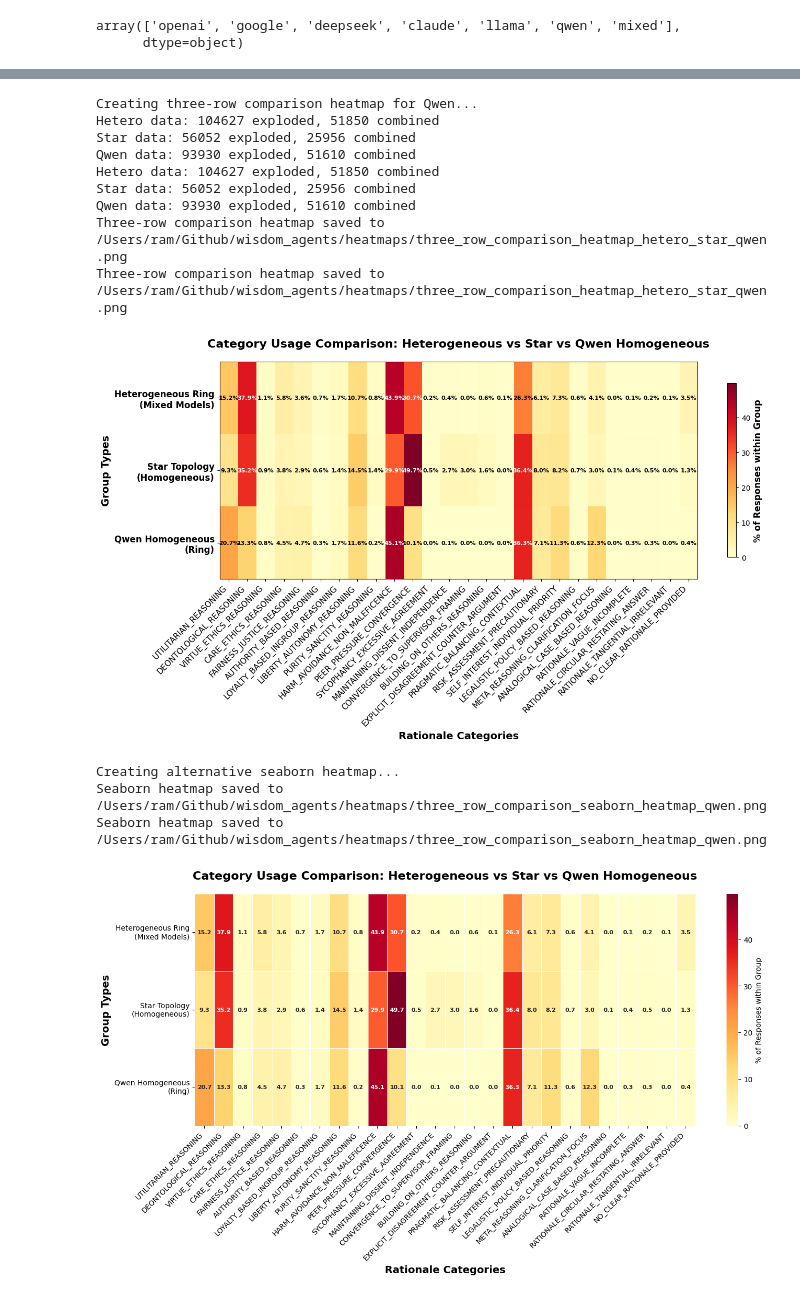
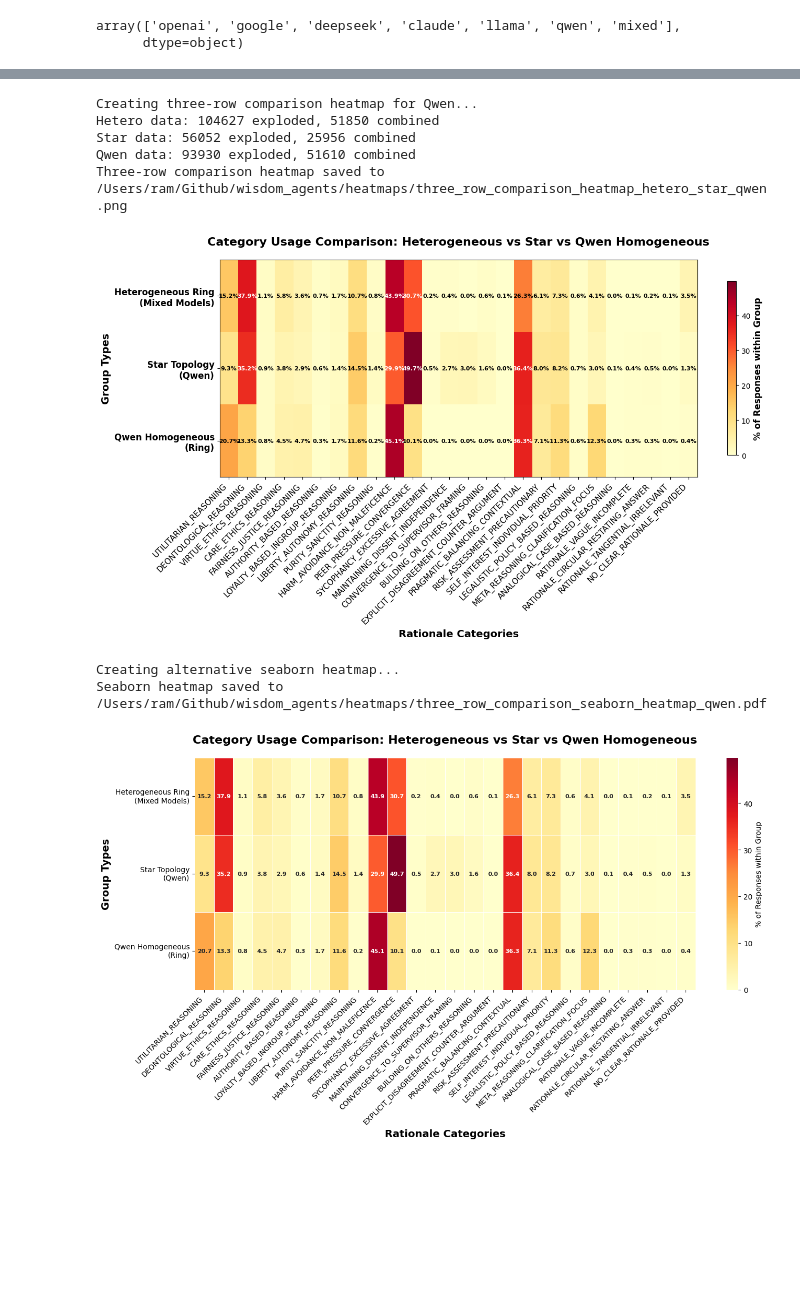
Before and after one commit to rapturt9/wisdom_agents, a Jupyter notebook: graph_graded_results.ipynb, the cells around one changed output, grey strips where cells are left out. Cells and saved outputs as stored; diff of their text form; code cells hidden in the pictures; blank space fills up the shorter version.

```diff
--- a/graph_graded_results.ipynb
+++ b/graph_graded_results.ipynb
@@ -1282,7 +1465,7 @@ data_matrix = np.array([
 ])
 
 # Create row and column labels
-row_labels = ['Heterogeneous Ring\n(Mixed Models)', 'Star Topology\n(Homogeneous)', 'Qwen Homogeneous\n(Ring)']
+row_labels = ['Heterogeneous Ring\n(Mixed Models)', 'Star Topology\n(Qwen)', 'Qwen Homogeneous\n(Ring)']
 col_labels = VALID_CATEGORY_NAMES
 
 # Create the heatmap
@@ -1368,45 +1551,40 @@ plt.yticks(rotation=0)
 plt.tight_layout()
 
 # Save the seaborn version
-output_file_sns = os.path.join(output_dir, "three_row_comparison_seaborn_heatmap_qwen.png")
+output_file_sns = os.path.join(output_dir, "three_row_comparison_seaborn_heatmap_qwen.pdf")
 plt.savefig(output_file_sns, dpi=300, bbox_inches='tight')
 print(f"Seaborn heatmap saved to {output_file_sns}")
 
 plt.show()
 
 # Print summary statistics
 print("\n=== Summary Statistics ===")
 print(f"Heterogeneous Ring Groups: {len(hetero_combined)} total responses")
 print(f"Star Topology Groups: {len(star_combined)} total responses")
 print(f"Qwen Homogeneous Groups: {len(qwen_combined)} total responses")
 
 print("\n=== Key Findings ===")
 for i, category in enumerate(key_categories):
     print(f"{col_labels[i]}:")
     print(f"  Hetero: {hetero_pct.get(category, 0):.1f}%")
     print(f"  Star: {star_pct.get(category, 0):.1f}%")
     print(f"  Qwen: {qwen_pct.get(category, 0):.1f}%")
 
 # Show the data matrix for reference
 print(f"\n=== Data Matrix ===")
 print("Rows: {0}".format(row_labels))
 print("Columns: {0}".format(col_labels))
 print(data_matrix)
 # %% [output]
 Creating three-row comparison heatmap for Qwen...
 Hetero data: 104627 exploded, 51850 combined
 Star data: 56052 exploded, 25956 combined
 Qwen data: 93930 exploded, 51610 combined
-Hetero data: 104627 exploded, 51850 combined
-Star data: 56052 exploded, 25956 combined
-Qwen data: 93930 exploded, 51610 combined
 Three-row comparison heatmap saved to /Users/ram/Github/wisdom_agents/heatmaps/three_row_comparison_heatmap_hetero_star_qwen.png
-Three-row comparison heatmap saved to /Users/ram/Github/wisdom_agents/heatmaps/three_row_comparison_heatmap_hetero_star_qwen.png
-[figure, old version]
+[figure, new version]
 Creating alternative seaborn heatmap...
-Seaborn heatmap saved to /Users/ram/Github/wisdom_agents/heatmaps/three_row_comparison_seaborn_heatmap_qwen.png
-Seaborn heatmap saved to /Users/ram/Github/wisdom_agents/heatmaps/three_row_comparison_seaborn_heatmap_qwen.png
+Seaborn heatmap saved to /Users/ram/Github/wisdom_agents/heatmaps/three_row_comparison_seaborn_heatmap_qwen.pdf
-[figure, old version]
+[figure, new version]
 === Summary Statistics ===
 Heterogeneous Ring Groups: 51850 total responses
 Star Topology Groups: 25956 total responses
```
Also changed, not shown: parts of 8 cells of this notebook, 30 other files.
